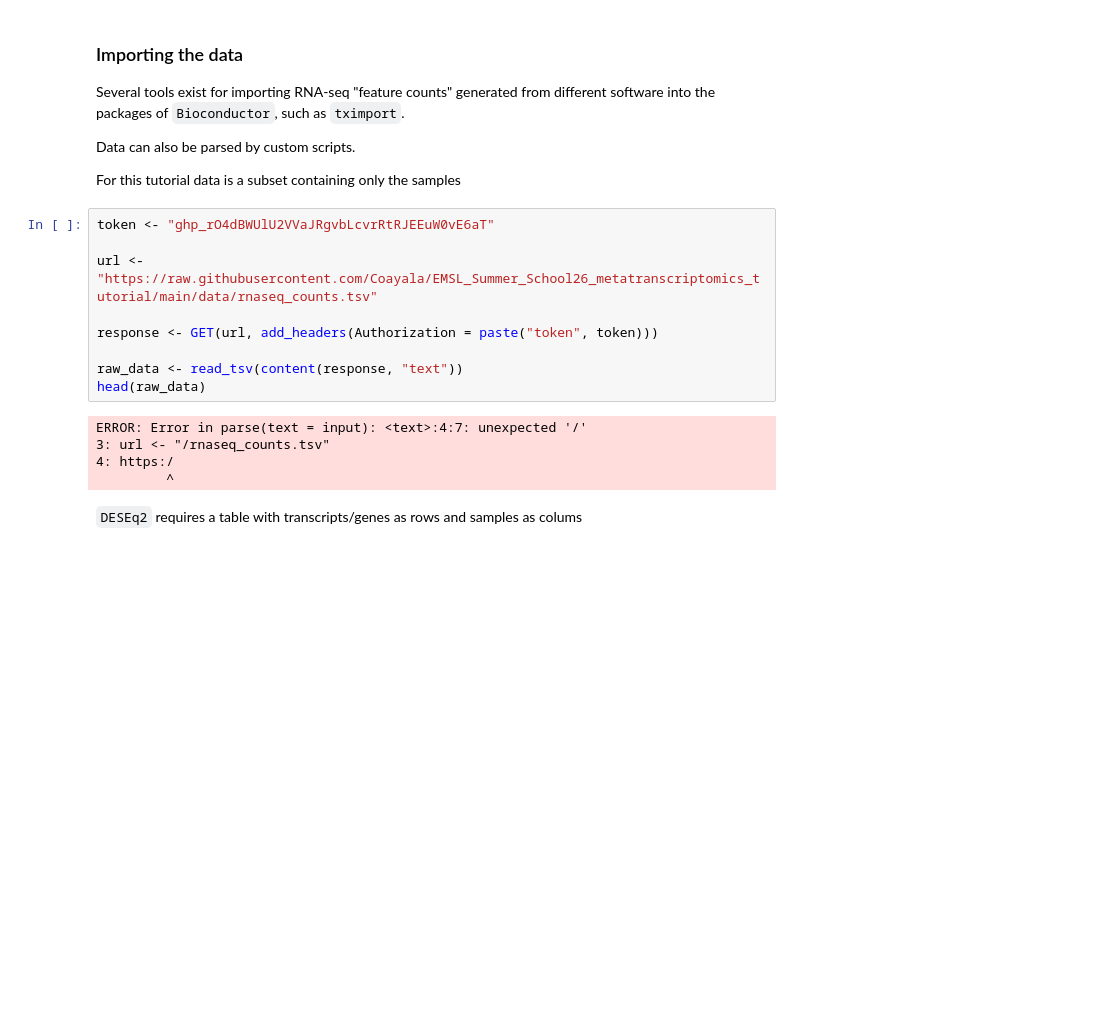
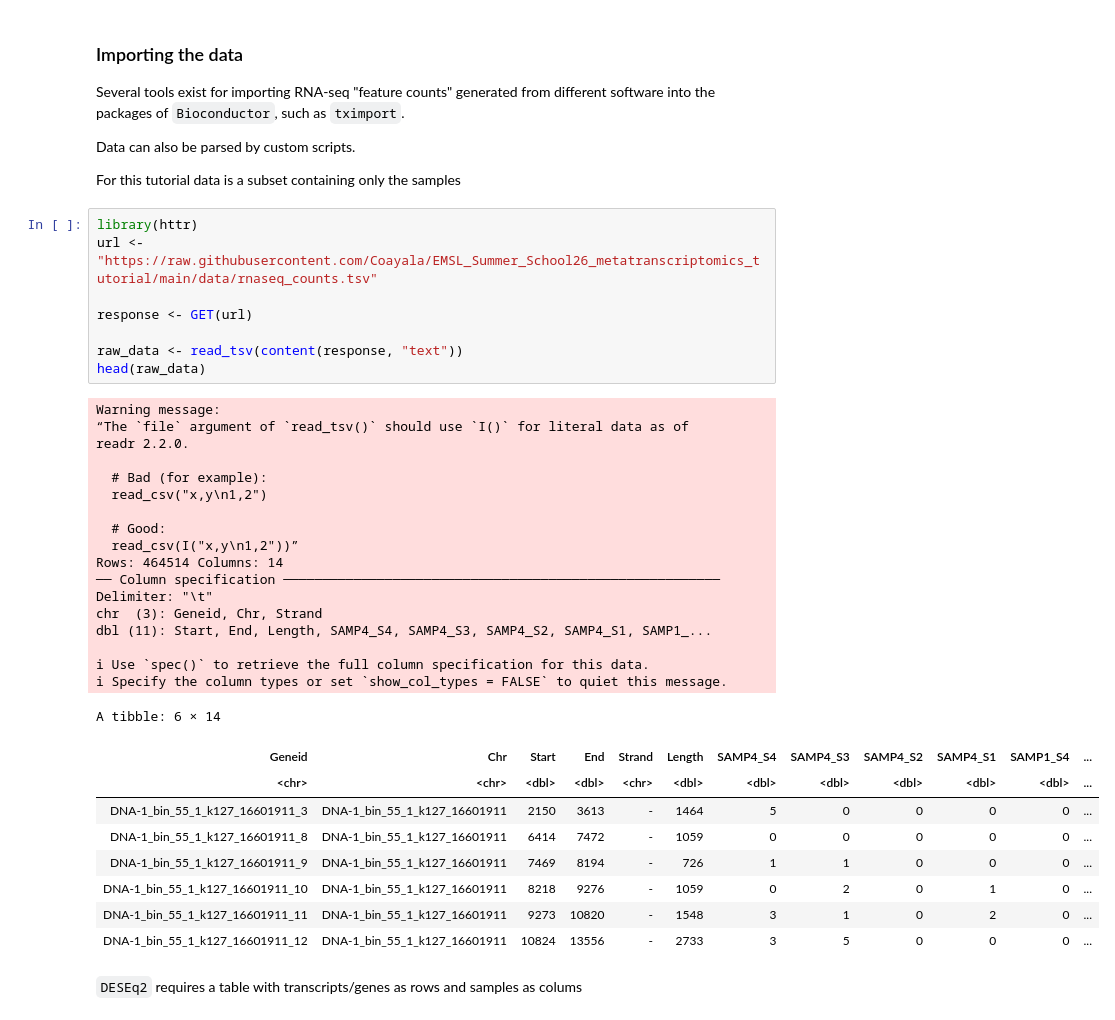
Before and after one commit to Coayala/EMSL_Summer_School26_metatranscriptomics_tutorial, a Jupyter notebook: Metatranscriptomics_tutorial.ipynb, the cells around one changed output. Saved outputs shown, nothing was run; the diff lists cells and outputs as text; blank space fills up the shorter version.

```diff
--- a/Metatranscriptomics_tutorial.ipynb
+++ b/Metatranscriptomics_tutorial.ipynb
@@ -130,19 +131,40 @@ Data can also be parsed by custom scripts.
 
 For this tutorial data is a subset containing only the samples
 # %%
-token <- "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"
-
+library(httr)
 url <- "https://raw.githubusercontent.com/Coayala/EMSL_Summer_School26_metatranscriptomics_tutorial/main/data/rnaseq_counts.tsv"
 
-response <- GET(url, add_headers(Authorization = paste("token", token)))
+response <- GET(url)
 
 raw_data <- read_tsv(content(response, "text"))
 head(raw_data)
 # %% [output]
-ERROR: Error in parse(text = input): <text>:4:7: unexpected '/'
-3: url <- "/rnaseq_counts.tsv"
-4: https:/
-         ^
+Warning message:
+“The `file` argument of `read_tsv()` should use `I()` for literal data as of
+readr 2.2.0.
+
+  # Bad (for example):
+  read_csv("x,y\n1,2")
+
+  # Good:
+  read_csv(I("x,y\n1,2"))”
+Rows: 464514 Columns: 14
+── Column specification ────────────────────────────────────────────────────────
+Delimiter: "\t"
+chr  (3): Geneid, Chr, Strand
+dbl (11): Start, End, Length, SAMP4_S4, SAMP4_S3, SAMP4_S2, SAMP4_S1, SAMP1_...
+
+ℹ Use `spec()` to retrieve the full column specification for this data.
+ℹ Specify the column types or set `show_col_types = FALSE` to quiet this message.
+A tibble: 6 × 14
+| Geneid | Chr | Start | End | Strand | Length | SAMP4_S4 | SAMP4_S3 | SAMP4_S2 | SAMP4_S1 | SAMP1_S4 | ... |
+| <chr> | <chr> | <dbl> | <dbl> | <chr> | <dbl> | <dbl> | <dbl> | <dbl> | <dbl> | <dbl> | ... |
+| DNA-1_bin_55_1_k127_16601911_3 | DNA-1_bin_55_1_k127_16601911 | 2150 | 3613 | - | 1464 | 5 | 0 | 0 | 0 | 0 | ... |
+| DNA-1_bin_55_1_k127_16601911_8 | DNA-1_bin_55_1_k127_16601911 | 6414 | 7472 | - | 1059 | 0 | 0 | 0 | 0 | 0 | ... |
+| DNA-1_bin_55_1_k127_16601911_9 | DNA-1_bin_55_1_k127_16601911 | 7469 | 8194 | - | 726 | 1 | 1 | 0 | 0 | 0 | ... |
+| DNA-1_bin_55_1_k127_16601911_10 | DNA-1_bin_55_1_k127_16601911 | 8218 | 9276 | - | 1059 | 0 | 2 | 0 | 1 | 0 | ... |
+| DNA-1_bin_55_1_k127_16601911_11 | DNA-1_bin_55_1_k127_16601911 | 9273 | 10820 | - | 1548 | 3 | 1 | 0 | 2 | 0 | ... |
+| DNA-1_bin_55_1_k127_16601911_12 | DNA-1_bin_55_1_k127_16601911 | 10824 | 13556 | - | 2733 | 3 | 5 | 0 | 0 | 0 | ... |
 # %% [markdown]
 `DESEq2` requires a table with transcripts/genes as rows and samples as colums
 # %%
```
Also changed, not shown: parts of 1 cell of this notebook.
